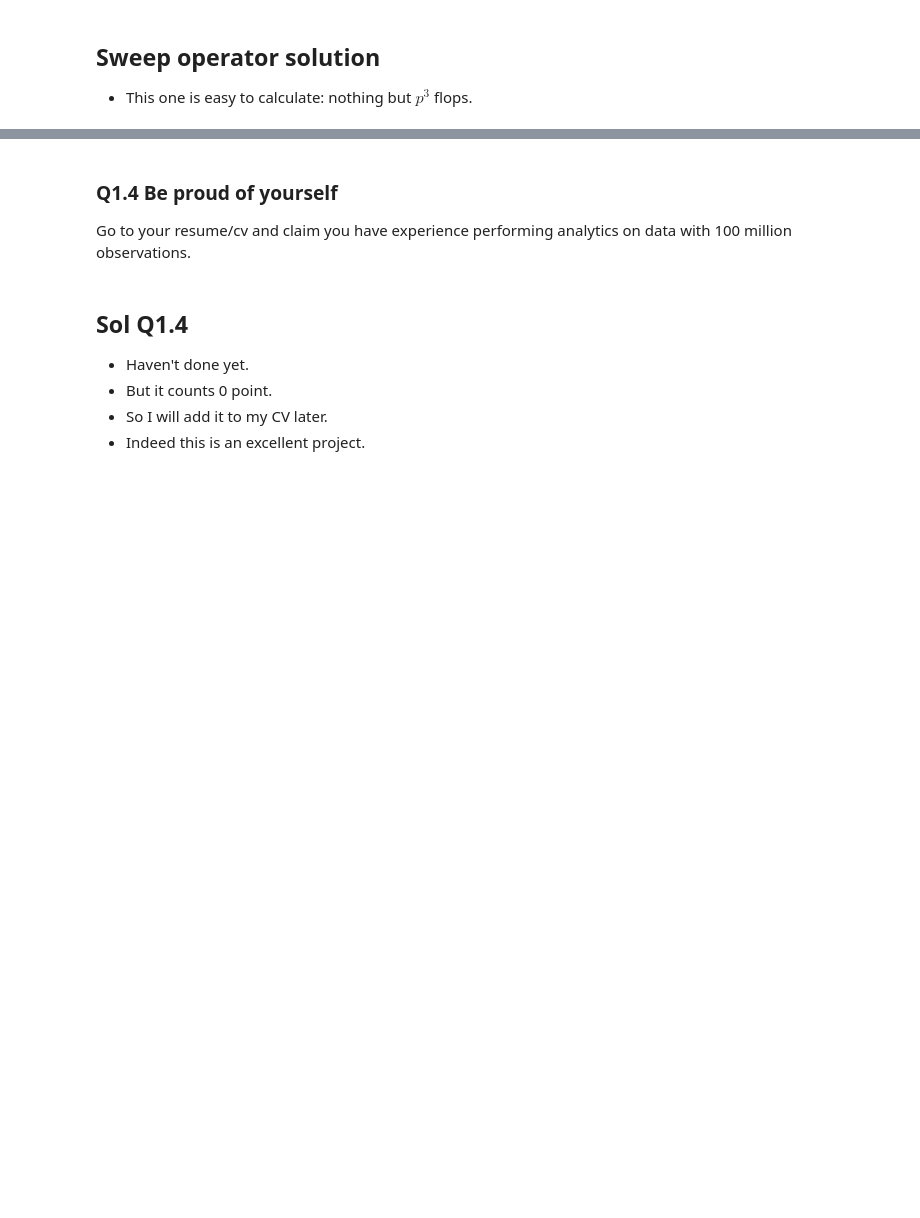
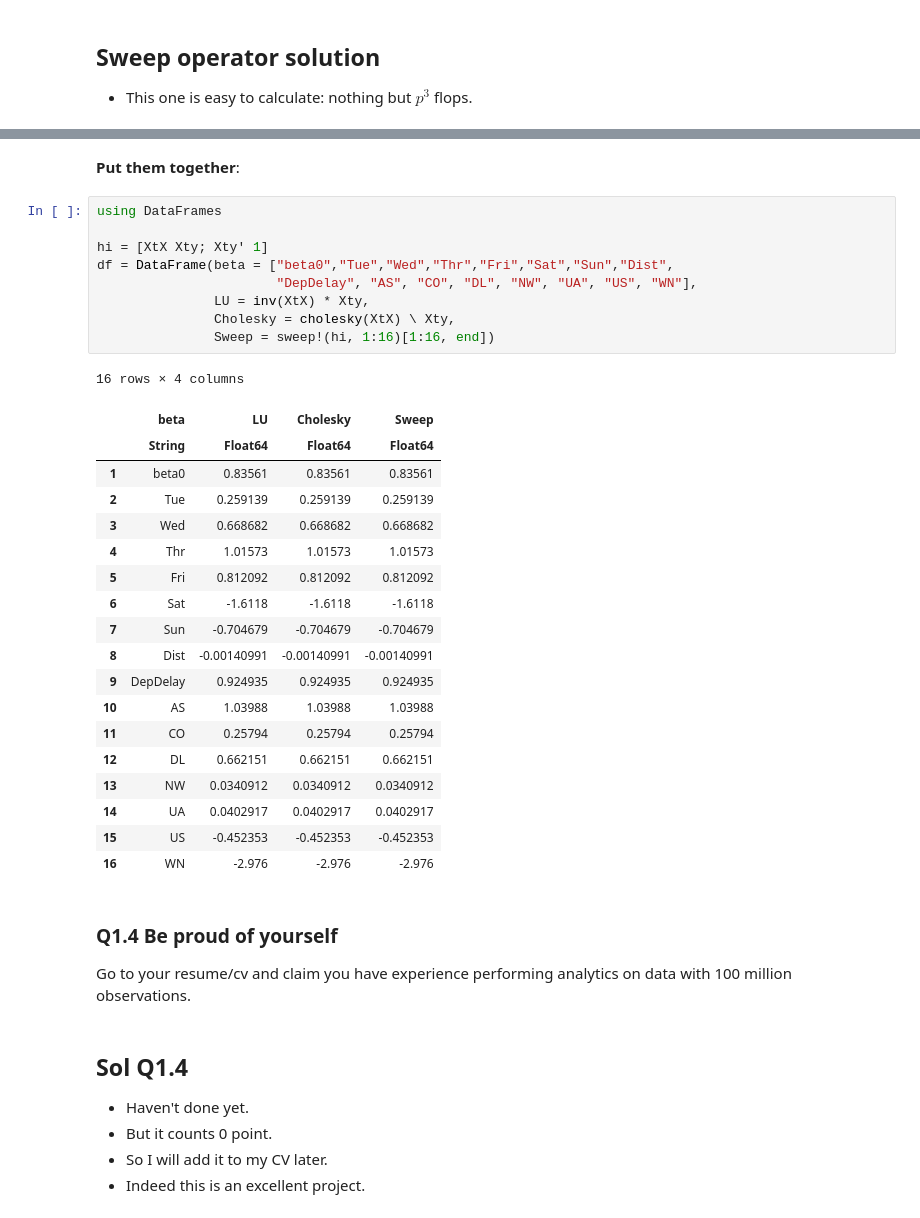
Before and after one commit to ElvisCuiHan/computational-methods-for-large-scale-data-mining, a Jupyter notebook: hw3/hw03.ipynb, the cells around one changed output, grey strips where cells are left out. Cells and saved outputs as stored; diff of their text form; blank space fills up the shorter version.

```diff
--- a/hw3/hw03.ipynb
+++ b/hw3/hw03.ipynb
@@ -283,3 +235,34 @@ sweep!(hi, 1:16)[1:16, end]
+# %% [markdown]
+**Put them together**:
+# %%
+using DataFrames
+
+hi = [XtX Xty; Xty' 1]
+df = DataFrame(beta = ["beta0","Tue","Wed","Thr","Fri","Sat","Sun","Dist",
+                       "DepDelay", "AS", "CO", "DL", "NW", "UA", "US", "WN"],
+               LU = inv(XtX) * Xty,
+               Cholesky = cholesky(XtX) \ Xty,
+               Sweep = sweep!(hi, 1:16)[1:16, end])
+# %% [output]
+16 rows × 4 columns
+|  | beta | LU | Cholesky | Sweep |
+|  | String | Float64 | Float64 | Float64 |
+| 1 | beta0 | 0.83561 | 0.83561 | 0.83561 |
+| 2 | Tue | 0.259139 | 0.259139 | 0.259139 |
+| 3 | Wed | 0.668682 | 0.668682 | 0.668682 |
+| 4 | Thr | 1.01573 | 1.01573 | 1.01573 |
+| 5 | Fri | 0.812092 | 0.812092 | 0.812092 |
+| 6 | Sat | -1.6118 | -1.6118 | -1.6118 |
+| 7 | Sun | -0.704679 | -0.704679 | -0.704679 |
+| 8 | Dist | -0.00140991 | -0.00140991 | -0.00140991 |
+| 9 | DepDelay | 0.924935 | 0.924935 | 0.924935 |
+| 10 | AS | 1.03988 | 1.03988 | 1.03988 |
+| 11 | CO | 0.25794 | 0.25794 | 0.25794 |
+| 12 | DL | 0.662151 | 0.662151 | 0.662151 |
+| 13 | NW | 0.0340912 | 0.0340912 | 0.0340912 |
+| 14 | UA | 0.0402917 | 0.0402917 | 0.0402917 |
+| 15 | US | -0.452353 | -0.452353 | -0.452353 |
+| 16 | WN | -2.976 | -2.976 | -2.976 |
 # %% [markdown]
 ### Q1.4 Be proud of yourself
 
```
Also changed, not shown: parts of 57 cells of this notebook, 4 other files.
